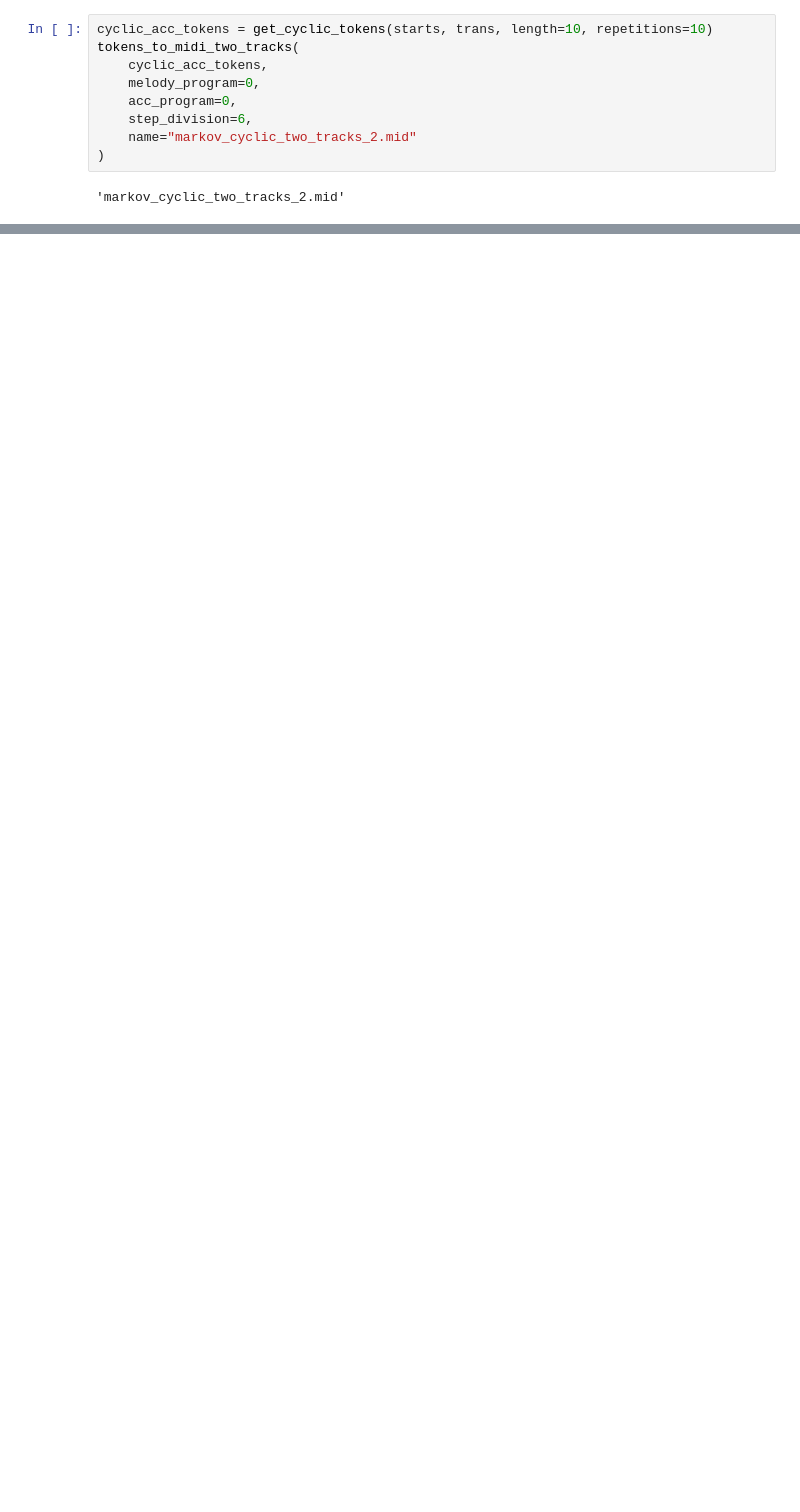
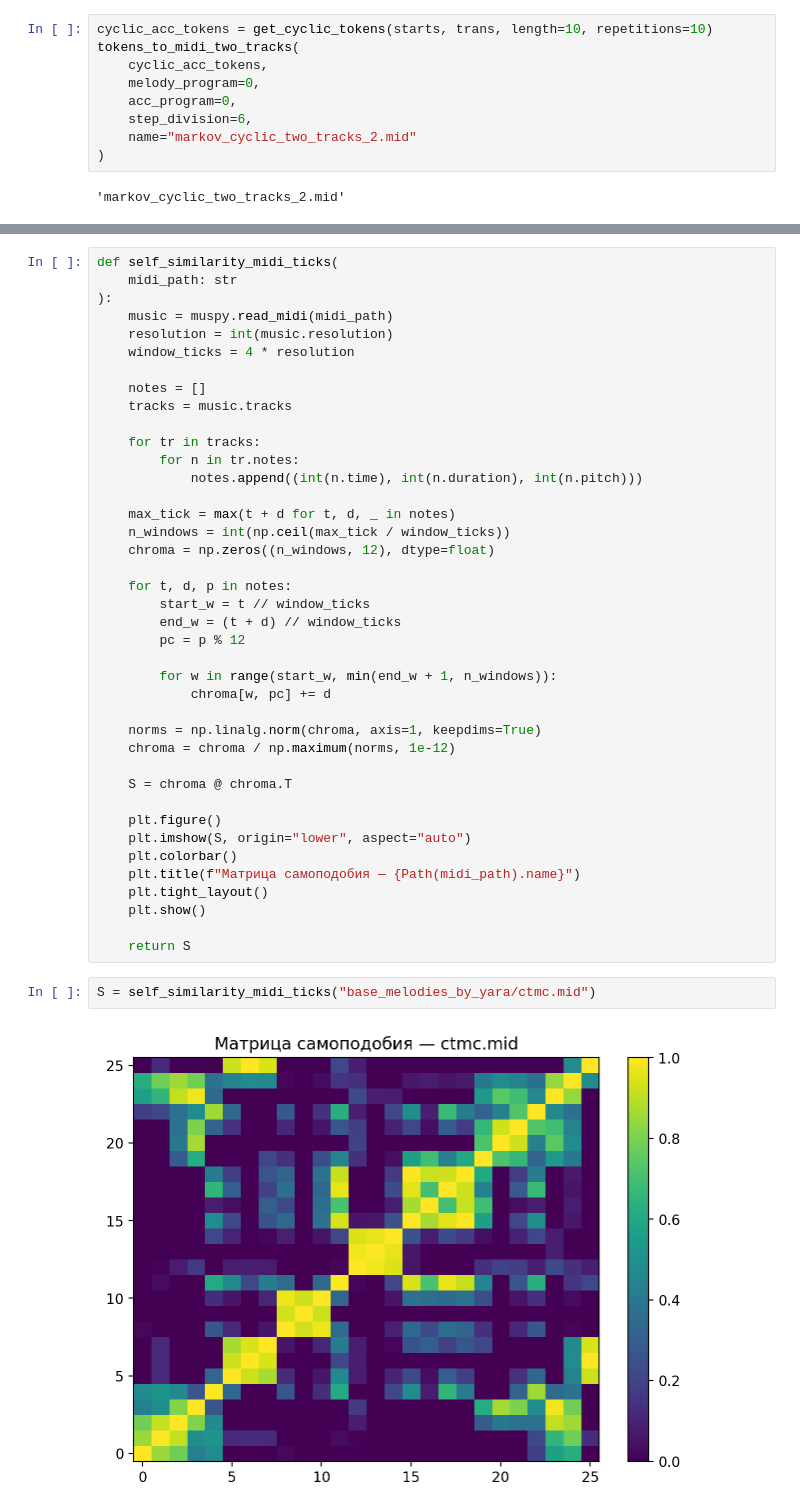
Before and after one commit to YaroslavaGalimova/stochastic-processes, a Jupyter notebook: markov-chain.ipynb, the cells around one changed output, grey strips where cells are left out. Drawn from its saved outputs; the diff is of its cells as text; blank space fills up the shorter version.

Commit message:
+ self-similarity matrix + markov chain vizualizer + continuous-time markov chain generator

```diff
--- a/markov-chain.ipynb
+++ b/markov-chain.ipynb
@@ -216,0 +272,44 @@ tokens_to_midi_two_tracks(
+# %%
+def self_similarity_midi_ticks(
+    midi_path: str
+):
+    music = muspy.read_midi(midi_path)
+    resolution = int(music.resolution)
+    window_ticks = 4 * resolution
+
+    notes = []
+    tracks = music.tracks
+
+    for tr in tracks:
+        for n in tr.notes:
+            notes.append((int(n.time), int(n.duration), int(n.pitch)))
+
+    max_tick = max(t + d for t, d, _ in notes)
+    n_windows = int(np.ceil(max_tick / window_ticks))
+    chroma = np.zeros((n_windows, 12), dtype=float)
+
+    for t, d, p in notes:
+        start_w = t // window_ticks
+        end_w = (t + d) // window_ticks
+        pc = p % 12
+
+        for w in range(start_w, min(end_w + 1, n_windows)):
+            chroma[w, pc] += d
+
+    norms = np.linalg.norm(chroma, axis=1, keepdims=True)
+    chroma = chroma / np.maximum(norms, 1e-12)
+
+    S = chroma @ chroma.T
+
+    plt.figure()
+    plt.imshow(S, origin="lower", aspect="auto")
+    plt.colorbar()
+    plt.title(f"Матрица самоподобия — {Path(midi_path).name}")
+    plt.tight_layout()
+    plt.show()
+
+    return S
+# %%
+S = self_similarity_midi_ticks("base_melodies_by_yara/ctmc.mid")
+# %% [output]
+[figure, added]
```
Also changed, not shown: parts of 10 cells of this notebook, 10 other files.
